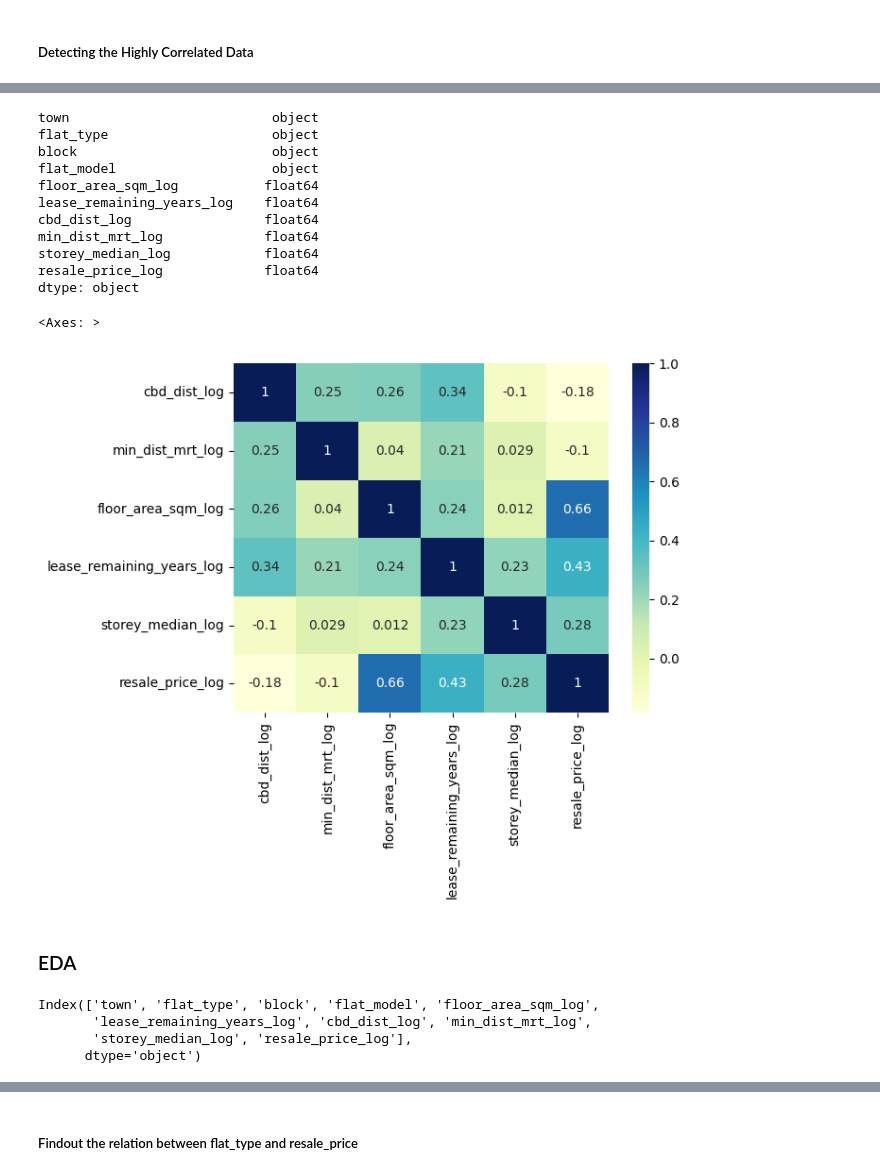
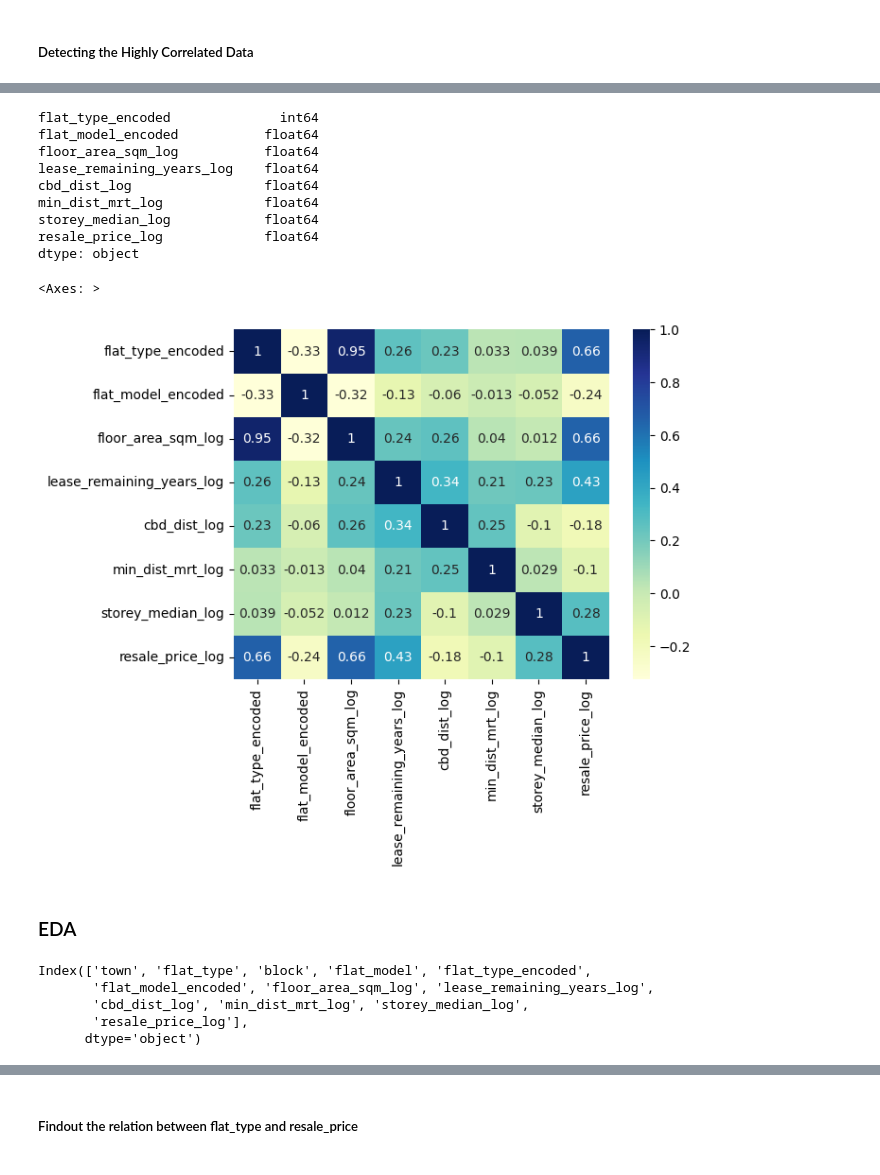
Before and after one commit to AasthaMuk/Singapore_Resale_Price_Prediction, a Jupyter notebook: Preprocessing_EDA_Model_creation.ipynb, the cells around one changed output, grey strips where cells are left out. Saved outputs shown, nothing was run; the diff lists cells and outputs as text; code cells hidden in the pictures.

```diff
--- a/Preprocessing_EDA_Model_creation.ipynb
+++ b/Preprocessing_EDA_Model_creation.ipynb
@@ -525,5 +539,5 @@ df_new = pd.read_csv('combined_df.csv')
 # %%
-req_df = df_new[['town','flat_type','block','flat_model','cbd_dist','min_dist_mrt','floor_area_sqm','lease_remaining_years','storey_median','resale_price']]
+req_df = df_new[['town','flat_type','block','flat_model','flat_type_encoded','flat_model_encoded','cbd_dist','min_dist_mrt','floor_area_sqm','lease_remaining_years','storey_median','resale_price']]
 req_df.drop_duplicates(inplace=True)
 req_df
 # %% [output]
@@ -720,0 +769,4 @@ df3
+# %%
+df4 = df3[['flat_type_encoded','flat_model_encoded','floor_area_sqm_log','lease_remaining_years_log','cbd_dist_log',
+        'min_dist_mrt_log','storey_median_log','resale_price_log']]
+df4
@@ -721,10 +787,8 @@ df3
 # %%
-df3.dtypes
+df4.dtypes
 # %% [output]
-town                          object
-flat_type                     object
-block                         object
-flat_model                    object
+flat_type_encoded              int64
+flat_model_encoded           float64
 floor_area_sqm_log           float64
 lease_remaining_years_log    float64
 cbd_dist_log                 float64
@@ -734,10 +798,9 @@ resale_price_log             float64
 dtype: object
 # %%
 # Need to verify any columns are highly correlated using Heatmap. If any columns correlation value >= 0.7 (absolute value), drop the columns.
-col = ['cbd_dist_log','min_dist_mrt_log','floor_area_sqm_log','lease_remaining_years_log','storey_median_log','resale_price_log']
-df_heatmap = df3[col].corr()
+df_heatmap = df4.corr()
 sns.heatmap(df_heatmap, cmap="YlGnBu",annot=True)
 # %% [output]
 <Axes: >
-[figure, old version]
+[figure, new version]
 # %%
@@ -747,9 +810,10 @@ df3.to_csv("final_data.csv", index=False)
 # %%
 df3.columns
 # %% [output]
-Index(['town', 'flat_type', 'block', 'flat_model', 'floor_area_sqm_log',
-       'lease_remaining_years_log', 'cbd_dist_log', 'min_dist_mrt_log',
-       'storey_median_log', 'resale_price_log'],
+Index(['town', 'flat_type', 'block', 'flat_model', 'flat_type_encoded',
+       'flat_model_encoded', 'floor_area_sqm_log', 'lease_remaining_years_log',
+       'cbd_dist_log', 'min_dist_mrt_log', 'storey_median_log',
+       'resale_price_log'],
       dtype='object')
 # %%
 df3
```
Also changed, not shown: parts of 31 cells of this notebook, 5 other files.
